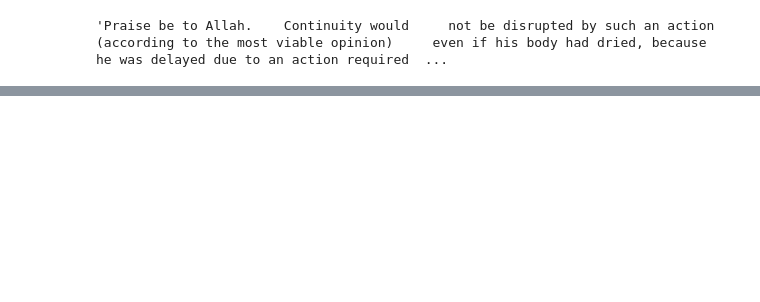
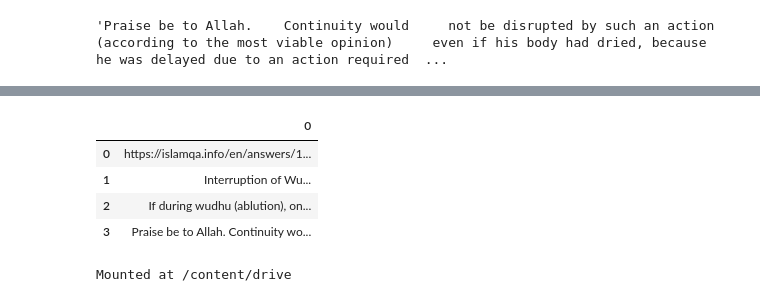
Before and after one commit to salamullah/Data-Scraping, a Jupyter notebook: Web_Scraping_in_Python_and_CSV_Save.ipynb, the cells around one changed output, grey strips where cells are left out. Drawn from its saved outputs; the diff is of its cells as text; code cells hidden in the pictures; blank space fills up the shorter version.

```diff
--- a/Web_Scraping_in_Python_and_CSV_Save.ipynb
+++ b/Web_Scraping_in_Python_and_CSV_Save.ipynb
@@ -81,3 +76,7 @@ data
      And Allah knows
      best. </p>
  </div>]
+# %%
+question= soup.find(attrs={'class': 'single_fatwa__question text-justified'})
+question=question.find("div").text.replace("\n", "")
+print(question)
@@ -89,0 +113,2 @@ answer
+# %%
+data1= [url, topic, question, answer]
@@ -89,0 +122,18 @@ answer
+# %%
+final=pd.DataFrame(data1)
+# %%
+final
+# %% [output]
+|  | 0 |
+| 0 | https://islamqa.info/en/answers/1... |
+| 1 | Interruption of Wu... |
+| 2 | If during wudhu (ablution), on... |
+| 3 | Praise be to Allah. Continuity wo... |
+# %%
+from google.colab import drive
+drive.mount('/content/drive')
+path= '/content/drive/My Drive/Scraped.csv'
+with open(path, 'w', encoding = 'utf-8-sig') as f:
+  final.to_csv(f)
+# %% [output]
+Mounted at /content/drive
```
Also changed, not shown: parts of 8 cells of this notebook.
